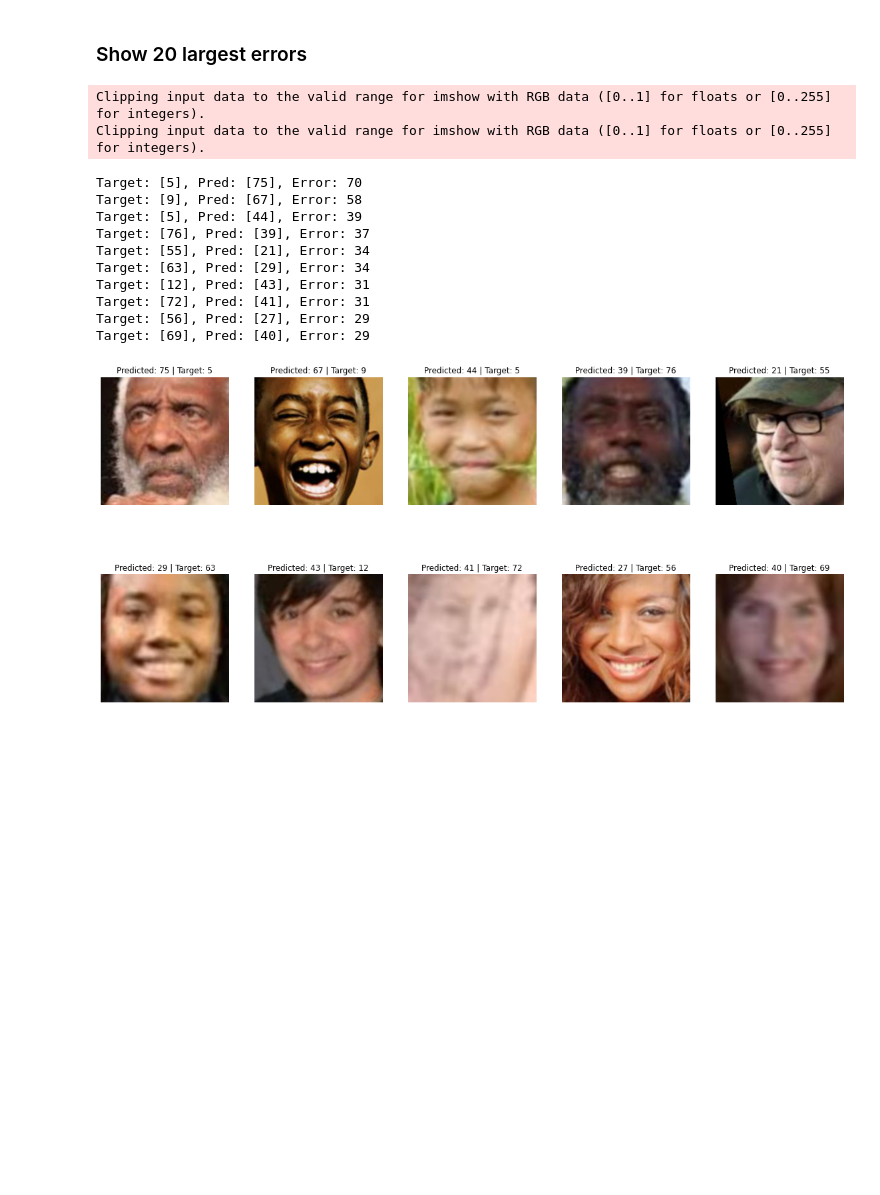
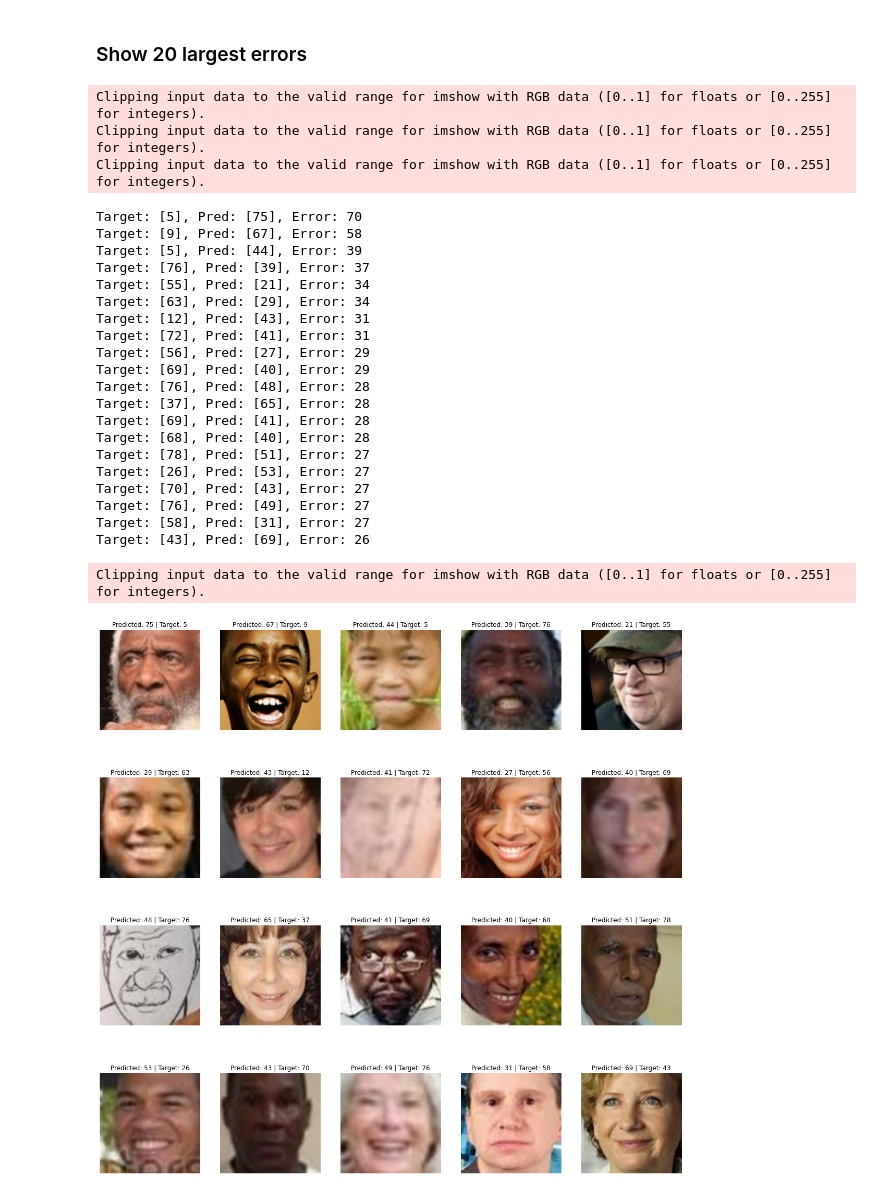
Before and after one commit to warsaw-ml/IntroToML, a Jupyter notebook: notebooks/predictions_analysis.ipynb, the cells around one changed output. Cells and saved outputs as stored; diff of their text form; code cells hidden in the pictures; blank space fills up the shorter version.

Commit message:
Update prediction analysis notebook

```diff
--- a/notebooks/predictions_analysis.ipynb
+++ b/notebooks/predictions_analysis.ipynb
@@ -15,7 +15,7 @@ warnings.filterwarnings("ignore")
 # %%
 age_norm_value = 80
 # %%
-model = FaceAgeModule.load_from_checkpoint("logs/checkpoints/0/best-checkpoint.ckpt").eval()
+model = FaceAgeModule.load_from_checkpoint("models/best-checkpoint.ckpt").eval()
 dm = FaceAgeDataModule(normalize_age_by=age_norm_value, num_workers=8, batch_size=32)
 dm.setup()
 # %% [output]
@@ -26,7 +26,7 @@ all_targets = []
 
 for x, y in tqdm(dm.test_dataloader()):
 
-    preds = model.predict(x)
+    preds = model.forward(x)
     preds = preds.detach()
 
     preds = preds.cpu().numpy() * age_norm_value
@@ -174,41 +162,53 @@ Target: [69], Pred: [40], Error: 29
 errors = np.abs((all_preds - all_targets))
 errors = [int(x) for x in errors]
 
-# find 10 biggest errors
-biggest_errors = np.argsort(errors)[::-1][:10]
+# find 20 biggest errors
+biggest_errors = np.argsort(errors)[::-1][:20]
 
 for i in biggest_errors:
     print(f"Target: {all_targets[i]}, Pred: {all_preds[i]}, Error: {errors[i]}")
 
-plt.figure(figsize=(20,10))
+plt.figure(figsize=(20,20))
 
 for i, idx in enumerate(biggest_errors):
-    plt.subplot(2, 5, i+1)
+    plt.subplot(4, 5, i+1)
 
     img = dm.data_test[idx][0]
 
     # reshape for imshow
     img = np.transpose(img, (1, 2, 0))
 
     # fix normalization
     img = img * np.array([0.229, 0.224, 0.225]) + np.array([0.485, 0.456, 0.406])
 
     plt.imshow(img)
     plt.title(f"Predicted: {all_preds[idx].squeeze()} | Target: {all_targets[idx].squeeze()}")
     plt.axis("off")
 
 plt.show()
 # %% [output]
 Clipping input data to the valid range for imshow with RGB data ([0..1] for floats or [0..255] for integers).
 Clipping input data to the valid range for imshow with RGB data ([0..1] for floats or [0..255] for integers).
+Clipping input data to the valid range for imshow with RGB data ([0..1] for floats or [0..255] for integers).
 Target: [5], Pred: [75], Error: 70
 Target: [9], Pred: [67], Error: 58
 Target: [5], Pred: [44], Error: 39
 Target: [76], Pred: [39], Error: 37
 Target: [55], Pred: [21], Error: 34
 Target: [63], Pred: [29], Error: 34
 Target: [12], Pred: [43], Error: 31
 Target: [72], Pred: [41], Error: 31
 Target: [56], Pred: [27], Error: 29
 Target: [69], Pred: [40], Error: 29
+Target: [76], Pred: [48], Error: 28
+Target: [37], Pred: [65], Error: 28
+Target: [69], Pred: [41], Error: 28
+Target: [68], Pred: [40], Error: 28
+Target: [78], Pred: [51], Error: 27
+Target: [26], Pred: [53], Error: 27
+Target: [70], Pred: [43], Error: 27
+Target: [76], Pred: [49], Error: 27
+Target: [58], Pred: [31], Error: 27
+Target: [43], Pred: [69], Error: 26
+Clipping input data to the valid range for imshow with RGB data ([0..1] for floats or [0..255] for integers).
-[figure, old version]
+[figure, new version]
```
Also changed, not shown: parts of 2 cells of this notebook.
